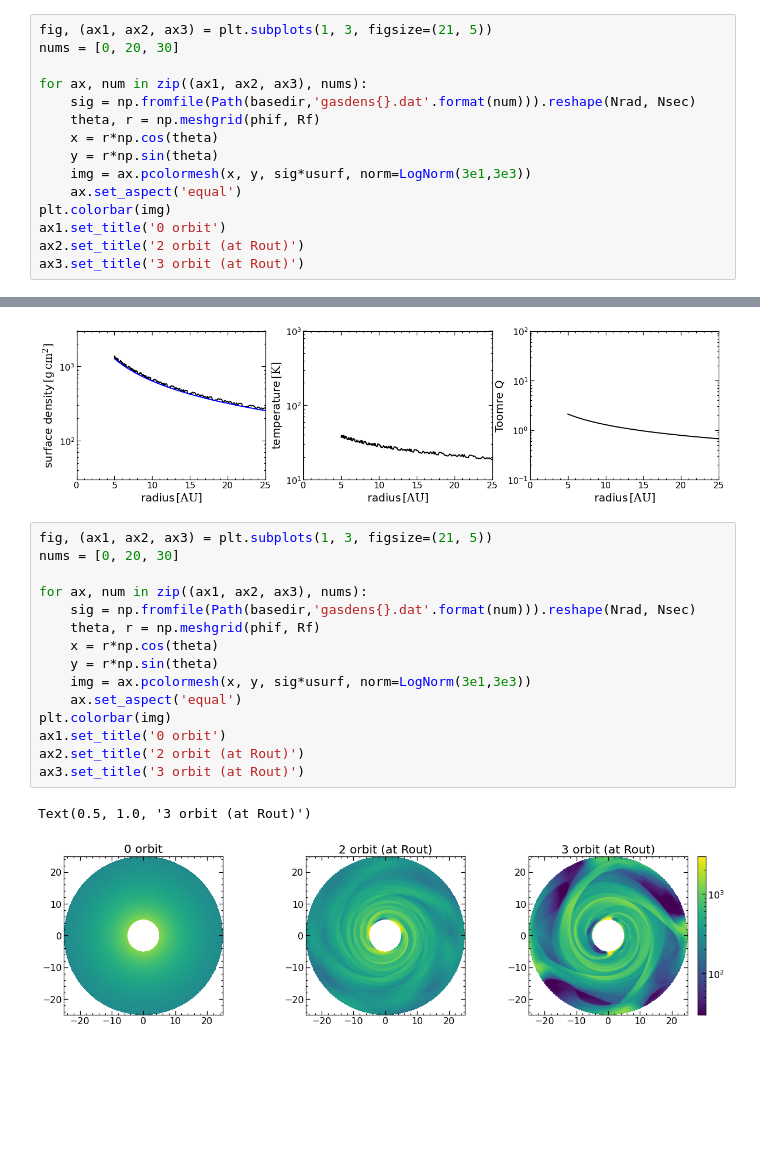
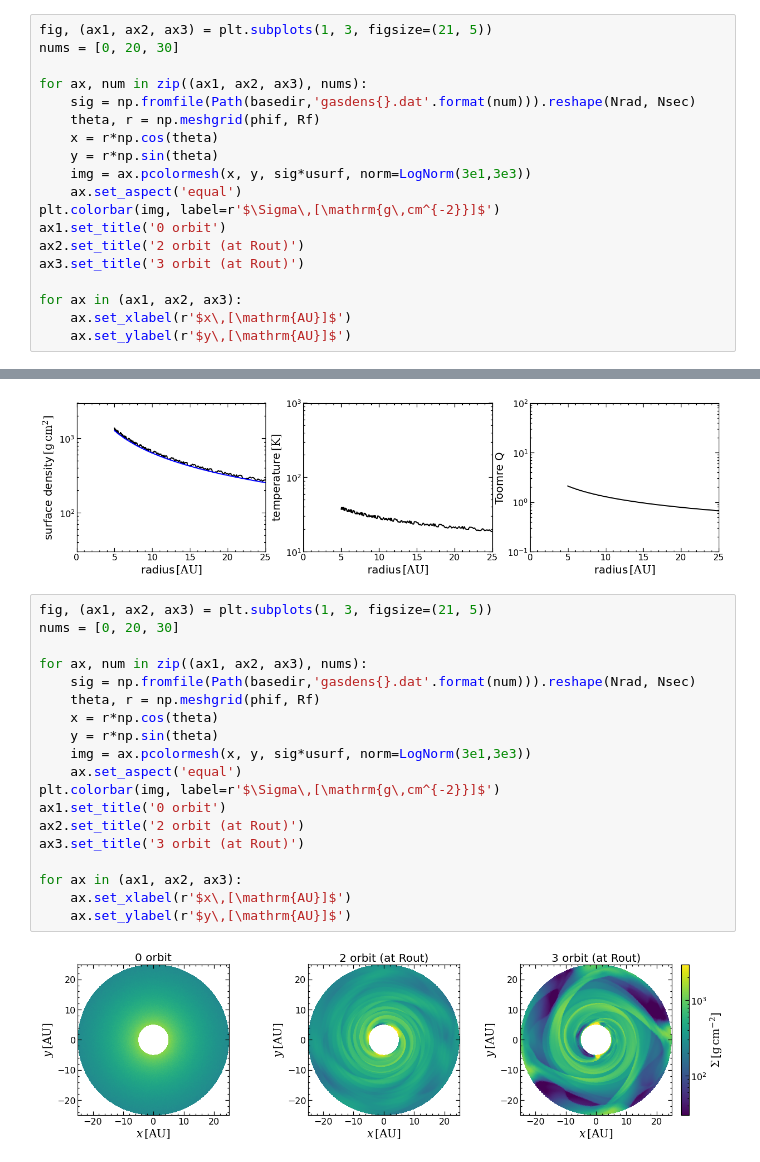
Before and after one commit to sanghyukmoon/sanghyukmoon.github.io, a Jupyter notebook: files/GI-FARGO.ipynb, the cells around one changed output, grey strips where cells are left out. Saved outputs shown, nothing was run; the diff lists cells and outputs as text; blank space fills up the shorter version.

```diff
--- a/files/GI-FARGO.ipynb
+++ b/files/GI-FARGO.ipynb
@@ -135,8 +135,12 @@ for ax, num in zip((ax1, ax2, ax3), nums):
     y = r*np.sin(theta)
     img = ax.pcolormesh(x, y, sig*usurf, norm=LogNorm(3e1,3e3))
     ax.set_aspect('equal')
-plt.colorbar(img)
+plt.colorbar(img, label=r'$\Sigma\,[\mathrm{g\,cm^{-2}}]$')
 ax1.set_title('0 orbit')
 ax2.set_title('2 orbit (at Rout)')
 ax3.set_title('3 orbit (at Rout)')
+
+for ax in (ax1, ax2, ax3):
+    ax.set_xlabel(r'$x\,[\mathrm{AU}]$')
+    ax.set_ylabel(r'$y\,[\mathrm{AU}]$')
 # %% [output]
@@ -195,18 +198,21 @@ for ax in (ax1, ax2, ax3, ax4):
 # %%
 fig, (ax1, ax2, ax3) = plt.subplots(1, 3, figsize=(21, 5))
 nums = [0, 20, 30]
 
 for ax, num in zip((ax1, ax2, ax3), nums):
     sig = np.fromfile(Path(basedir,'gasdens{}.dat'.format(num))).reshape(Nrad, Nsec)
     theta, r = np.meshgrid(phif, Rf)
     x = r*np.cos(theta)
     y = r*np.sin(theta)
     img = ax.pcolormesh(x, y, sig*usurf, norm=LogNorm(3e1,3e3))
     ax.set_aspect('equal')
-plt.colorbar(img)
+plt.colorbar(img, label=r'$\Sigma\,[\mathrm{g\,cm^{-2}}]$')
 ax1.set_title('0 orbit')
 ax2.set_title('2 orbit (at Rout)')
 ax3.set_title('3 orbit (at Rout)')
+
+for ax in (ax1, ax2, ax3):
+    ax.set_xlabel(r'$x\,[\mathrm{AU}]$')
+    ax.set_ylabel(r'$y\,[\mathrm{AU}]$')
 # %% [output]
-Text(0.5, 1.0, '3 orbit (at Rout)')
-[figure, old version]
+[figure, new version]
```
Also changed, not shown: parts of 1 cell of this notebook.
